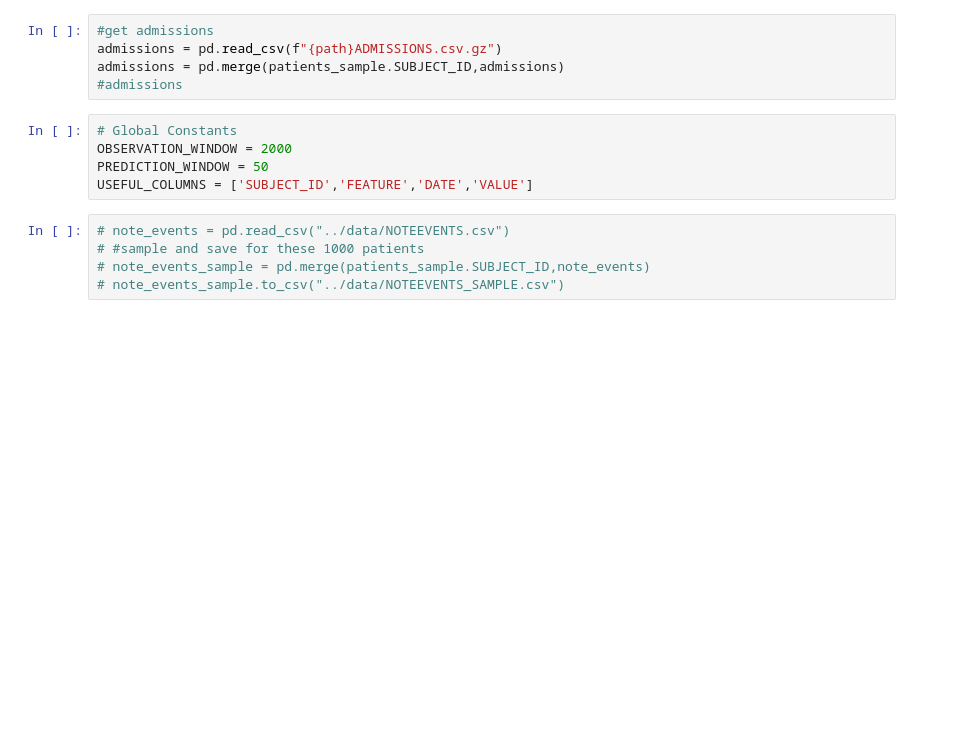
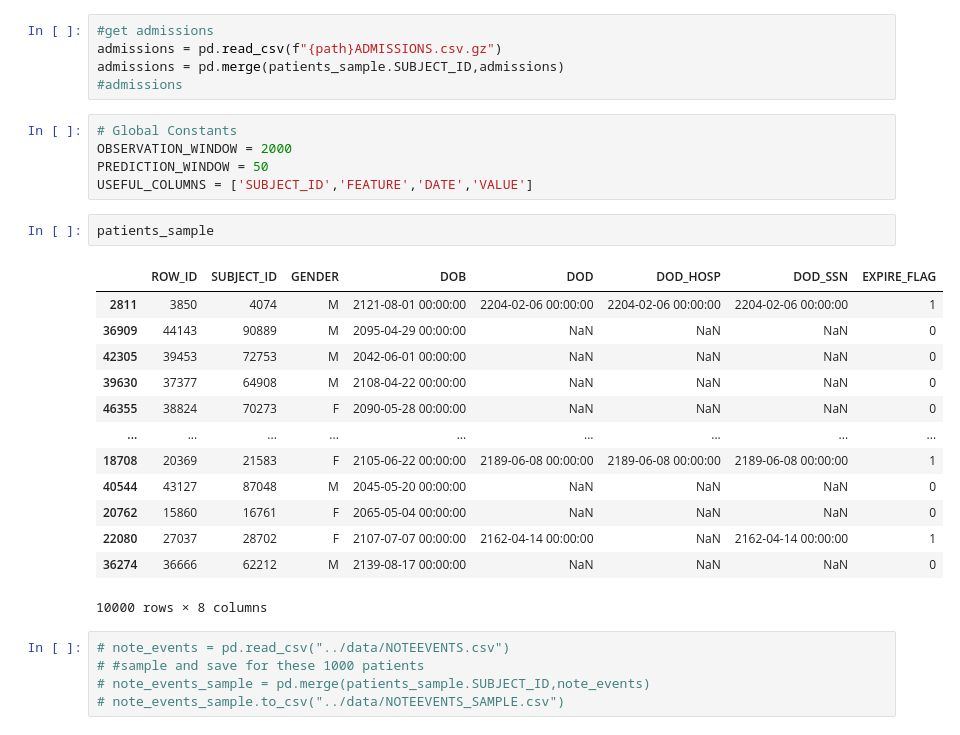
Before and after one commit to navedrizvi/bdh-project, a Jupyter notebook: hassan-workspace/Notebook_Hassan.ipynb, the cells around one changed output. Cells and saved outputs as stored; diff of their text form; blank space fills up the shorter version.

```diff
--- a/hassan-workspace/Notebook_Hassan.ipynb
+++ b/hassan-workspace/Notebook_Hassan.ipynb
@@ -39,6 +39,22 @@ admissions = pd.merge(patients_sample.SUBJECT_ID,admissions)
 OBSERVATION_WINDOW = 2000
 PREDICTION_WINDOW = 50
 USEFUL_COLUMNS = ['SUBJECT_ID','FEATURE','DATE','VALUE']
+# %%
+patients_sample
+# %% [output]
+|  | ROW_ID | SUBJECT_ID | GENDER | DOB | DOD | DOD_HOSP | DOD_SSN | EXPIRE_FLAG |
+| 2811 | 3850 | 4074 | M | 2121-08-01 00:00:00 | 2204-02-06 00:00:00 | 2204-02-06 00:00:00 | 2204-02-06 00:00:00 | 1 |
+| 36909 | 44143 | 90889 | M | 2095-04-29 00:00:00 | NaN | NaN | NaN | 0 |
+| 42305 | 39453 | 72753 | M | 2042-06-01 00:00:00 | NaN | NaN | NaN | 0 |
+| 39630 | 37377 | 64908 | M | 2108-04-22 00:00:00 | NaN | NaN | NaN | 0 |
+| 46355 | 38824 | 70273 | F | 2090-05-28 00:00:00 | NaN | NaN | NaN | 0 |
+| ... | ... | ... | ... | ... | ... | ... | ... | ... |
+| 18708 | 20369 | 21583 | F | 2105-06-22 00:00:00 | 2189-06-08 00:00:00 | 2189-06-08 00:00:00 | 2189-06-08 00:00:00 | 1 |
+| 40544 | 43127 | 87048 | M | 2045-05-20 00:00:00 | NaN | NaN | NaN | 0 |
+| 20762 | 15860 | 16761 | F | 2065-05-04 00:00:00 | NaN | NaN | NaN | 0 |
+| 22080 | 27037 | 28702 | F | 2107-07-07 00:00:00 | 2162-04-14 00:00:00 | NaN | 2162-04-14 00:00:00 | 1 |
+| 36274 | 36666 | 62212 | M | 2139-08-17 00:00:00 | NaN | NaN | NaN | 0 |
+10000 rows × 8 columns
 # %%
 # note_events = pd.read_csv("../data/NOTEEVENTS.csv")
 # #sample and save for these 1000 patients
```
Also changed, not shown: parts of 8 cells of this notebook.
